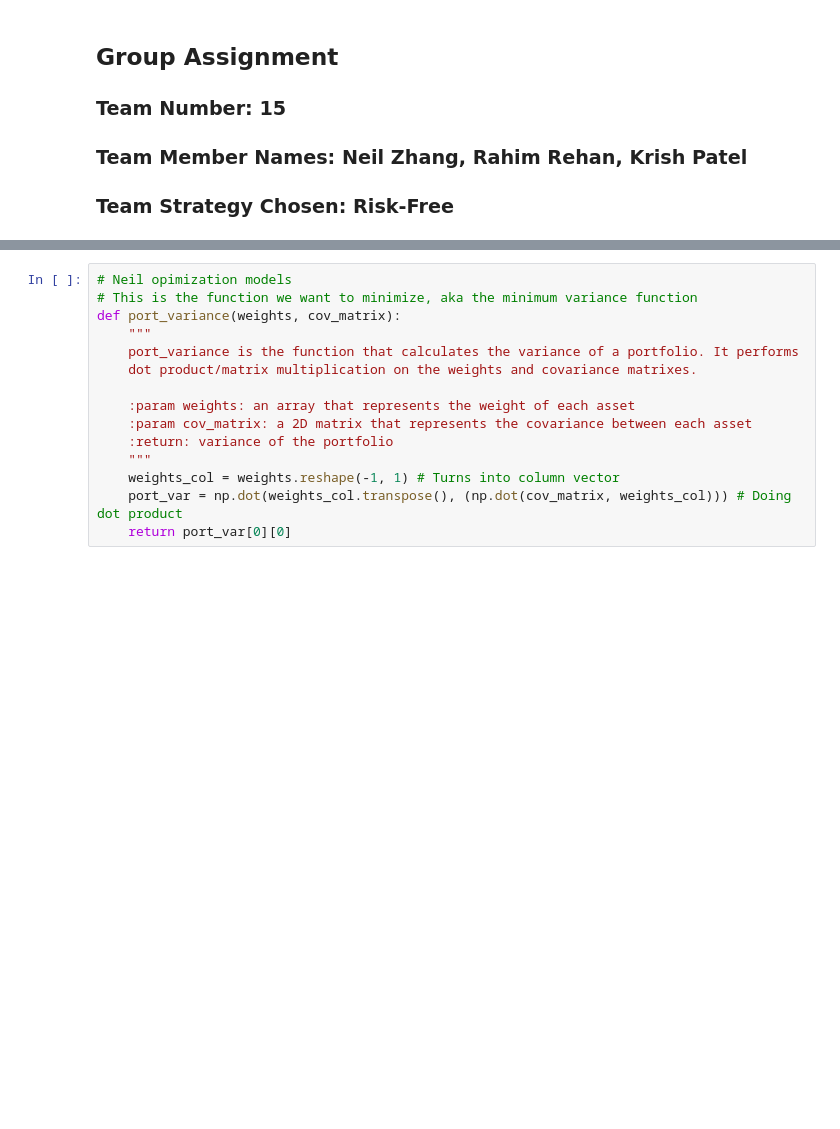
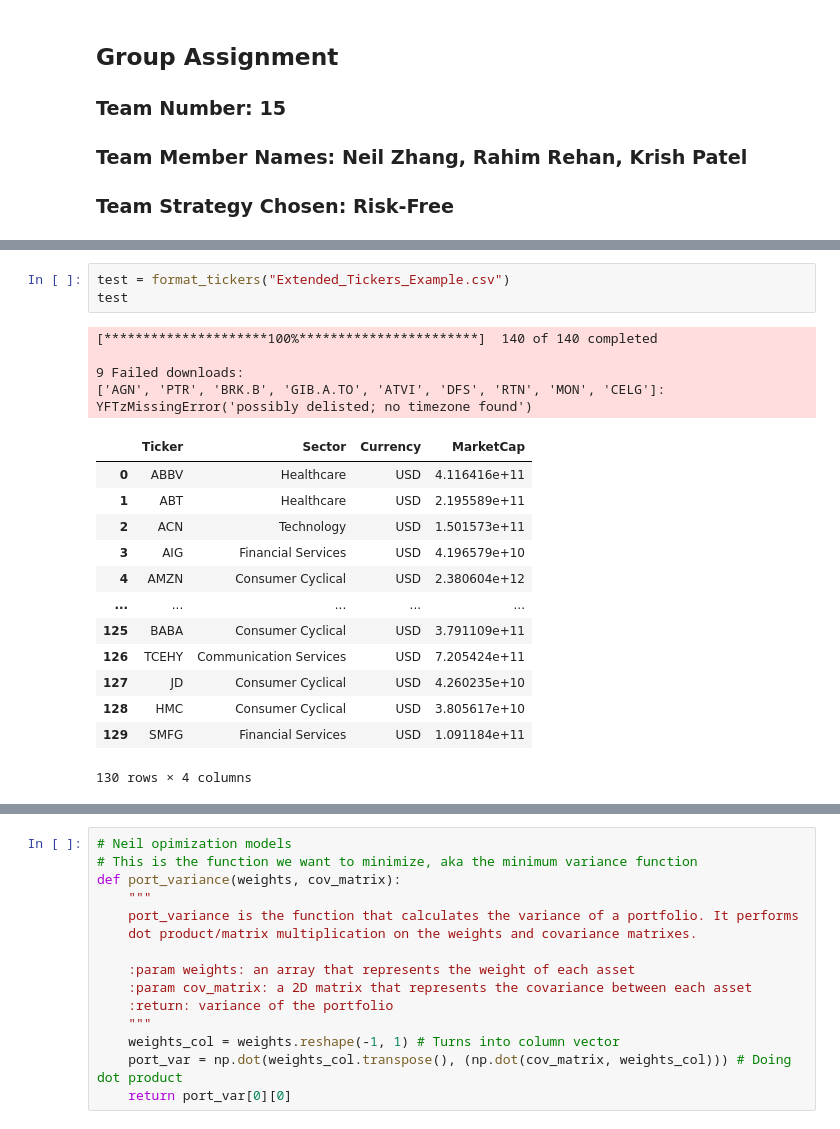
Before and after one commit to neilhaoyuan/risk-constrained-portfolio-optimizer, a Jupyter notebook: Team_15_Assignment.ipynb, the cells around one changed output, grey strips where cells are left out. Saved outputs shown, nothing was run; the diff lists cells and outputs as text; blank space fills up the shorter version.

```diff
--- a/Team_15_Assignment.ipynb
+++ b/Team_15_Assignment.ipynb
@@ -197,3 +490,24 @@ def format_tickers(csv_file_path, ticker_column_name="Ticker"):
+# %%
+test = format_tickers("Extended_Tickers_Example.csv")
+test
+# %% [output]
+[*********************100%***********************]  140 of 140 completed
+
+9 Failed downloads:
+['AGN', 'PTR', 'BRK.B', 'GIB.A.TO', 'ATVI', 'DFS', 'RTN', 'MON', 'CELG']: YFTzMissingError('possibly delisted; no timezone found')
+|  | Ticker | Sector | Currency | MarketCap |
+| 0 | ABBV | Healthcare | USD | 4.116416e+11 |
+| 1 | ABT | Healthcare | USD | 2.195589e+11 |
+| 2 | ACN | Technology | USD | 1.501573e+11 |
+| 3 | AIG | Financial Services | USD | 4.196579e+10 |
+| 4 | AMZN | Consumer Cyclical | USD | 2.380604e+12 |
+| ... | ... | ... | ... | ... |
+| 125 | BABA | Consumer Cyclical | USD | 3.791109e+11 |
+| 126 | TCEHY | Communication Services | USD | 7.205424e+11 |
+| 127 | JD | Consumer Cyclical | USD | 4.260235e+10 |
+| 128 | HMC | Consumer Cyclical | USD | 3.805617e+10 |
+| 129 | SMFG | Financial Services | USD | 1.091184e+11 |
+130 rows × 4 columns
 # %%
 # Krish, Info Extraction
 
```
Also changed, not shown: parts of 6 cells of this notebook.
